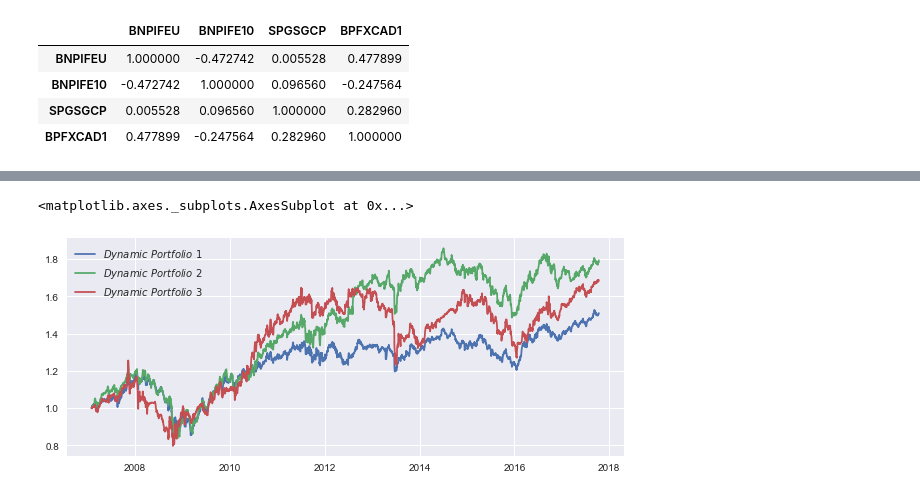
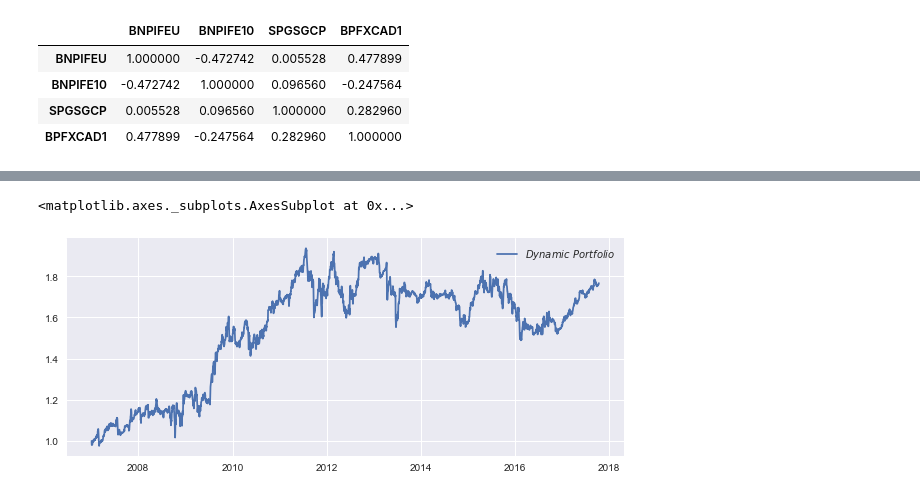
Before and after one commit to gwigniolle/Hedge-Fund-Replication, a Jupyter notebook: ML Kalman Filtering.ipynb, the cells around one changed output, grey strips where cells are left out. Saved outputs shown, nothing was run; the diff lists cells and outputs as text; code cells hidden in the pictures.

```diff
--- a/ML Kalman Filtering.ipynb
+++ b/ML Kalman Filtering.ipynb
@@ -98,5 +65,0 @@ track = track1.join(track2, how='inner').join(track3, how='inner')
-# %%
-track.plot(figsize=(10,4))
-# %% [output]
-<matplotlib.axes._subplots.AxesSubplot at 0x...>
-[figure, removed]
@@ -112,0 +66,6 @@ freq = 5
+# %%
+track = make_track(prices.loc[df_reweight.index[0]:], df_reweight, lag=0).rename(columns={'Track':'$Dynamic\ Portfolio$'})
+track.plot(figsize=(10,4))
+# %% [output]
+<matplotlib.axes._subplots.AxesSubplot at 0x...>
+[figure, added]
```
Also changed, not shown: parts of 24 cells of this notebook, 1 other file.
